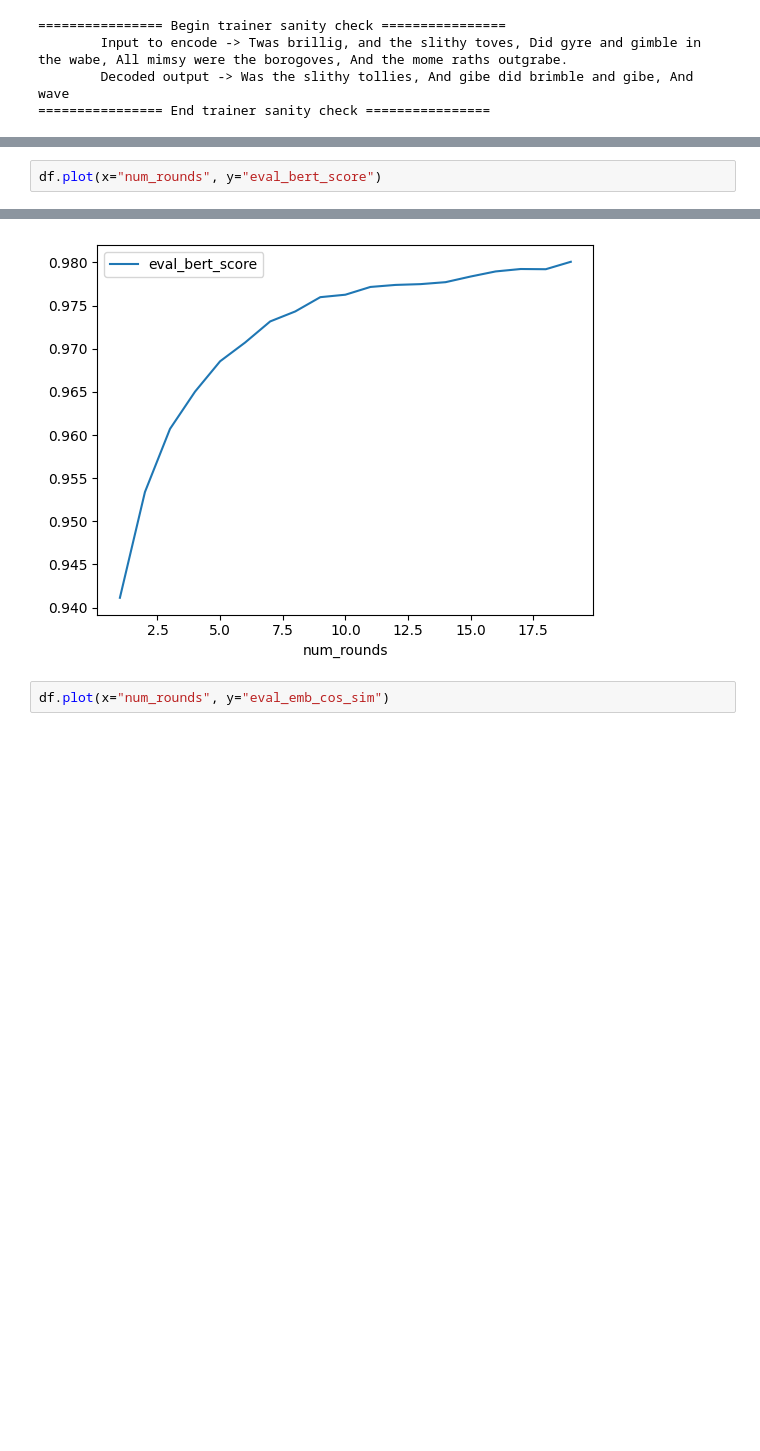
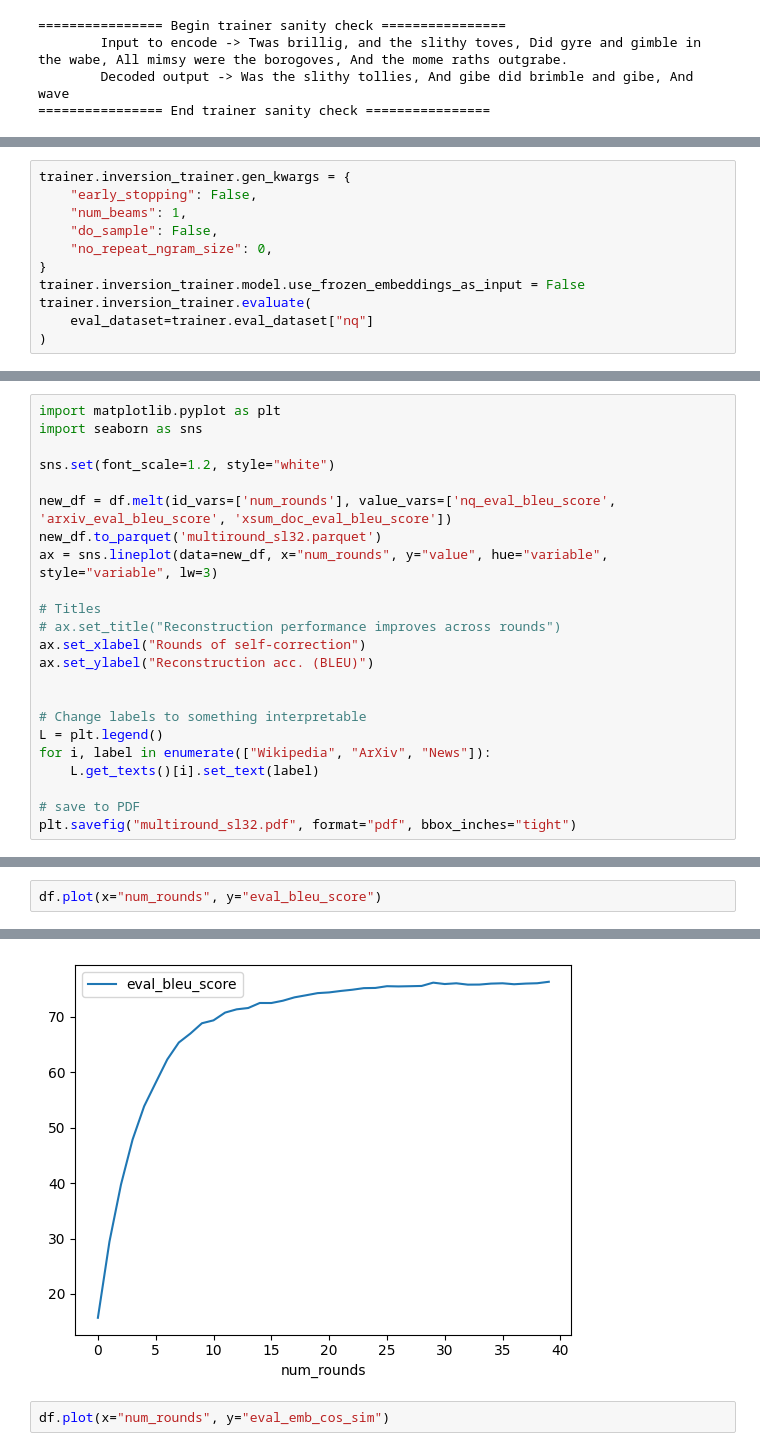
Before and after one commit to jxmorris12/vec2text, a Jupyter notebook: notebooks/2023-05-22 Encoder multi-round test.ipynb, the cells around one changed output, grey strips where cells are left out. Saved outputs shown, nothing was run; the diff lists cells and outputs as text; blank space fills up the shorter version.

```diff
--- a/notebooks/2023-05-22 Encoder multi-round test.ipynb
+++ b/notebooks/2023-05-22 Encoder multi-round test.ipynb
@@ -108,0 +417,11 @@ True
+# %%
+trainer.inversion_trainer.gen_kwargs = {
+    "early_stopping": False,
+    "num_beams": 1,
+    "do_sample": False,
+    "no_repeat_ngram_size": 0,
+}
+trainer.inversion_trainer.model.use_frozen_embeddings_as_input = False
+trainer.inversion_trainer.evaluate(
+    eval_dataset=trainer.eval_dataset["nq"]
+)
@@ -287,0 +631,23 @@ df.head()
+# %%
+import matplotlib.pyplot as plt
+import seaborn as sns
+
+sns.set(font_scale=1.2, style="white")
+
+new_df = df.melt(id_vars=['num_rounds'], value_vars=['nq_eval_bleu_score', 'arxiv_eval_bleu_score', 'xsum_doc_eval_bleu_score'])
+new_df.to_parquet('multiround_sl32.parquet')
+ax = sns.lineplot(data=new_df, x="num_rounds", y="value", hue="variable", style="variable", lw=3)
+
+# Titles
+# ax.set_title("Reconstruction performance improves across rounds")
+ax.set_xlabel("Rounds of self-correction")
+ax.set_ylabel("Reconstruction acc. (BLEU)")
+
+
+# Change labels to something interpretable
+L = plt.legend()
+for i, label in enumerate(["Wikipedia", "ArXiv", "News"]):
+    L.get_texts()[i].set_text(label)
+
+# save to PDF
+plt.savefig("multiround_sl32.pdf", format="pdf", bbox_inches="tight")
@@ -288,8 +676,8 @@ df.head()
 # %%
-df.plot(x="num_rounds", y="eval_bert_score")
+df.plot(x="num_rounds", y="eval_bleu_score")
 # %% [output]
 <Axes: xlabel='num_rounds'>
-[figure, old version]
+[figure, new version]
 # %%
 df.plot(x="num_rounds", y="eval_emb_cos_sim")
 # %% [output]
```
Also changed, not shown: parts of 51 cells of this notebook, 32 other files.
